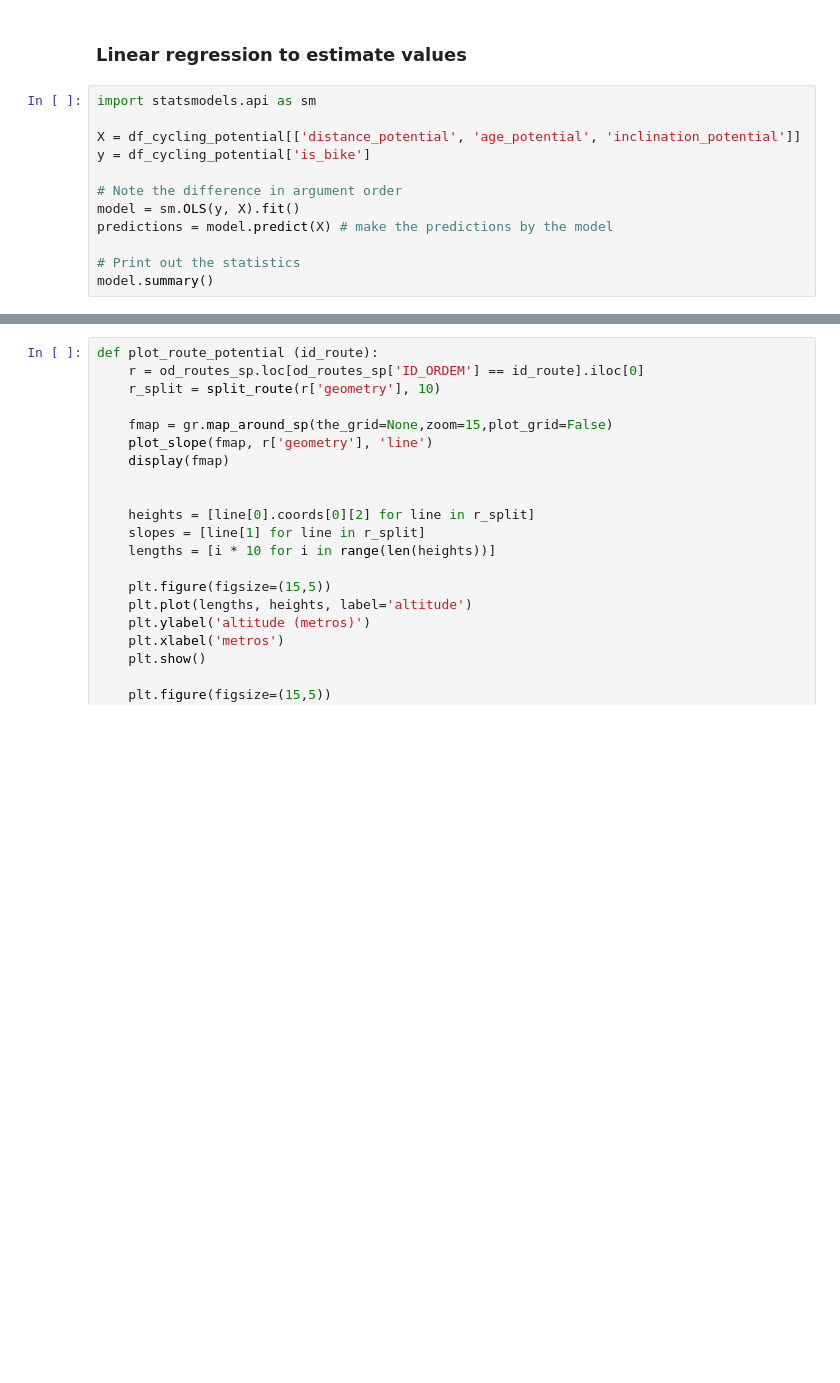
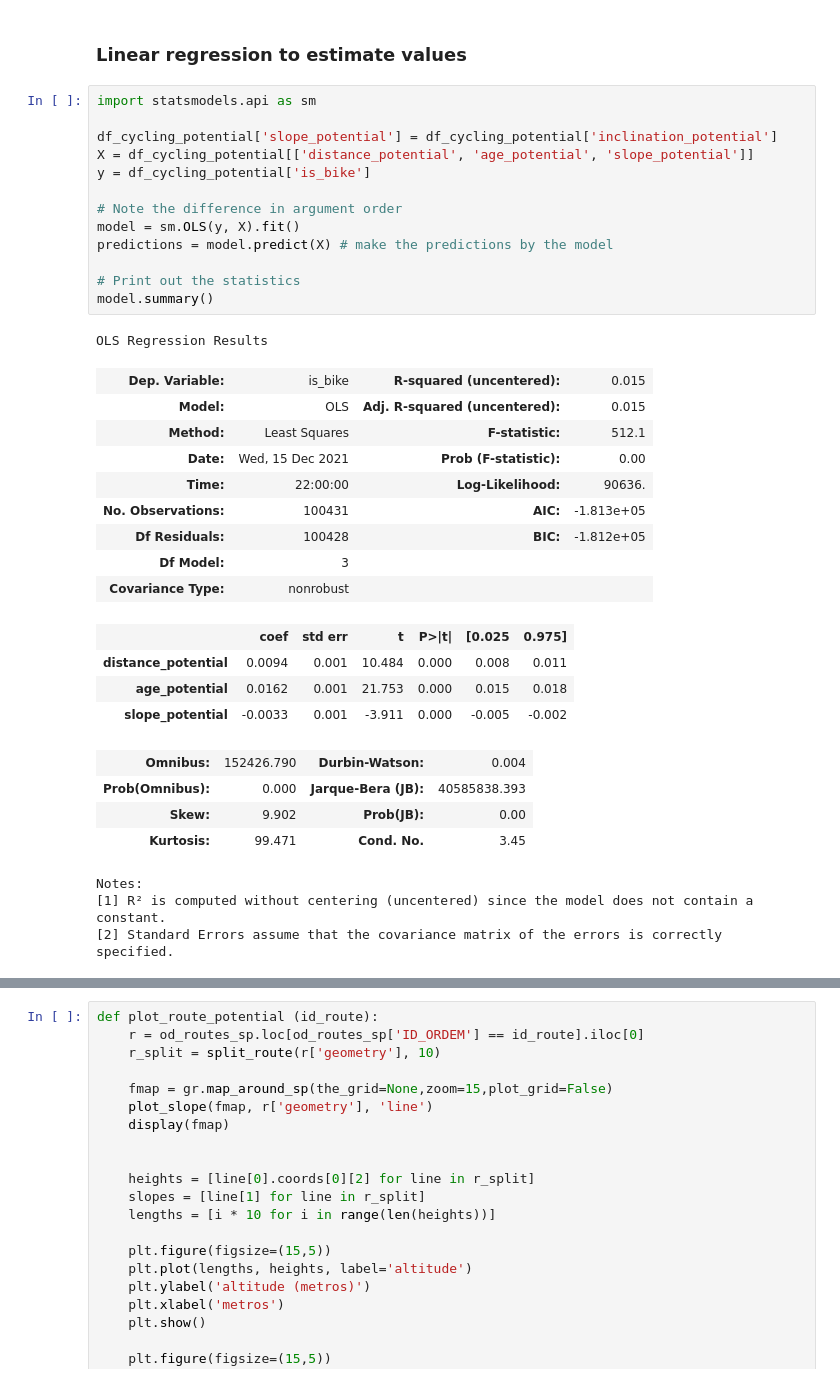
Before and after one commit to pepedrog/SP-Cycling-Potential, a Jupyter notebook: codigo/Cycling-Potential-Study.ipynb, the cells around one changed output, grey strips where cells are left out. Cells and saved outputs as stored; diff of their text form; blank space fills up the shorter version.

```diff
--- a/codigo/Cycling-Potential-Study.ipynb
+++ b/codigo/Cycling-Potential-Study.ipynb
@@ -227,12 +260,35 @@ plt.show()
 # %%
 import statsmodels.api as sm
 
-X = df_cycling_potential[['distance_potential', 'age_potential', 'inclination_potential']]
+df_cycling_potential['slope_potential'] = df_cycling_potential['inclination_potential']
+X = df_cycling_potential[['distance_potential', 'age_potential', 'slope_potential']]
 y = df_cycling_potential['is_bike']
 
 # Note the difference in argument order
 model = sm.OLS(y, X).fit()
 predictions = model.predict(X) # make the predictions by the model
 
 # Print out the statistics
 model.summary()
+# %% [output]
+OLS Regression Results
+| Dep. Variable: | is_bike | R-squared (uncentered): | 0.015 |
+| Model: | OLS | Adj. R-squared (uncentered): | 0.015 |
+| Method: | Least Squares | F-statistic: | 512.1 |
+| Date: | Wed, 15 Dec 2021 | Prob (F-statistic): | 0.00 |
+| Time: | 22:00:00 | Log-Likelihood: | 90636. |
+| No. Observations: | 100431 | AIC: | -1.813e+05 |
+| Df Residuals: | 100428 | BIC: | -1.812e+05 |
+| Df Model: | 3 |  |  |
+| Covariance Type: | nonrobust |  |  |
+|  | coef | std err | t | P>|t| | [0.025 | 0.975] |
+| distance_potential | 0.0094 | 0.001 | 10.484 | 0.000 | 0.008 | 0.011 |
+| age_potential | 0.0162 | 0.001 | 21.753 | 0.000 | 0.015 | 0.018 |
+| slope_potential | -0.0033 | 0.001 | -3.911 | 0.000 | -0.005 | -0.002 |
+| Omnibus: | 152426.790 | Durbin-Watson: | 0.004 |
+| Prob(Omnibus): | 0.000 | Jarque-Bera (JB): | 40585838.393 |
+| Skew: | 9.902 | Prob(JB): | 0.00 |
+| Kurtosis: | 99.471 | Cond. No. | 3.45 |
+Notes:
+[1] R² is computed without centering (uncentered) since the model does not contain a constant.
+[2] Standard Errors assume that the covariance matrix of the errors is correctly specified.
```
Also changed, not shown: parts of 8 cells of this notebook, 43 other files.
